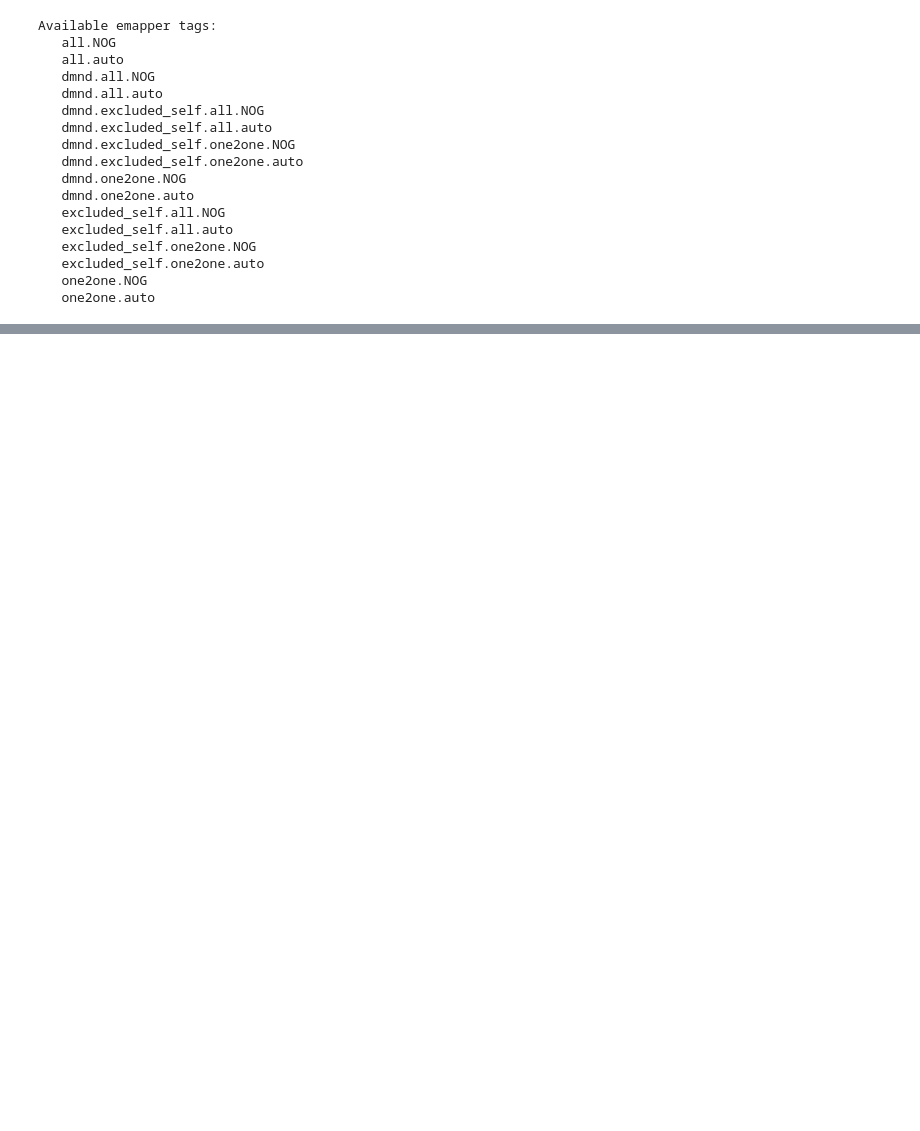
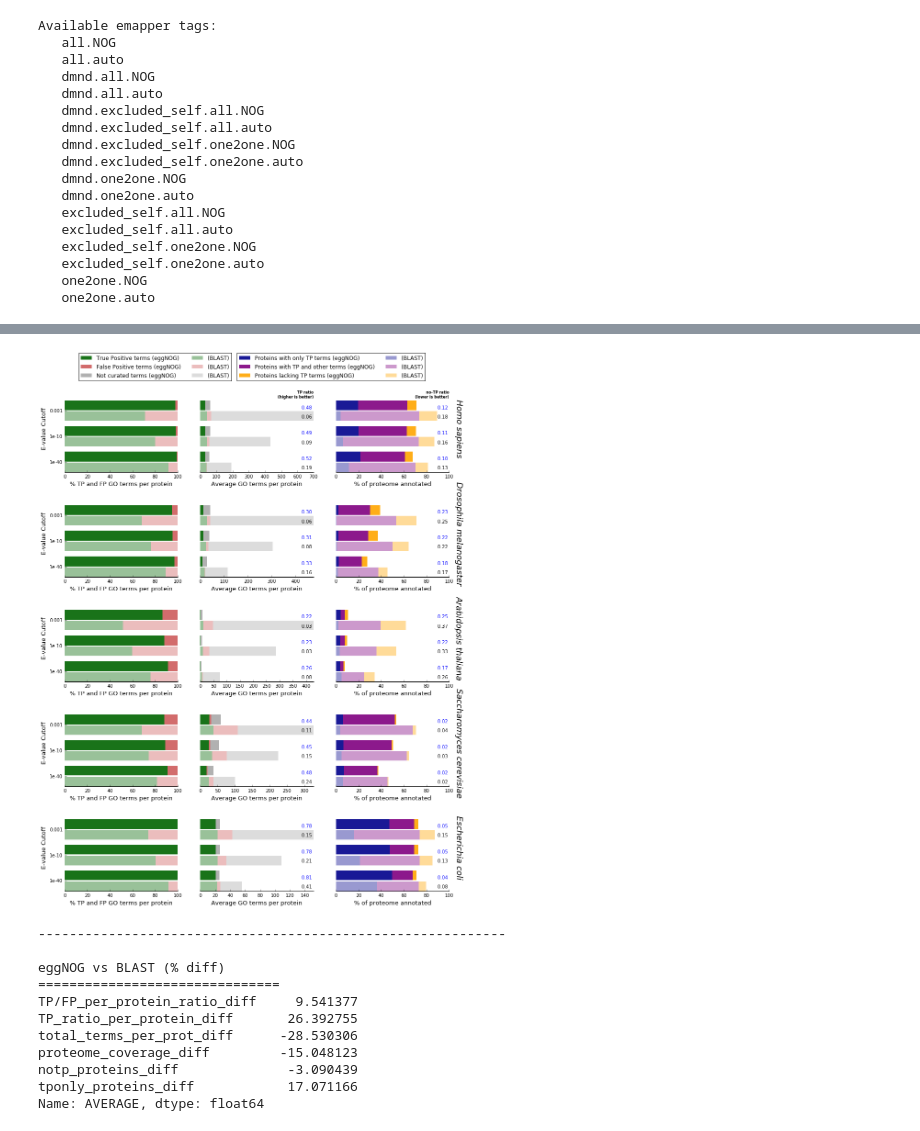
Before and after one commit to eggnogdb/emapper-benchmark, a Jupyter notebook: benchmark_analysis.ipynb, the cells around one changed output, grey strips where cells are left out. Drawn from its saved outputs; the diff is of its cells as text; code cells hidden in the pictures; blank space fills up the shorter version.

```diff
--- a/benchmark_analysis.ipynb
+++ b/benchmark_analysis.ipynb
@@ -449,0 +501,17 @@ plot_interpro_benchmark(bench[tag], TARGET_TAXA, tag)
+# %%
+tag = 'excluded_self.one2one.NOG'
+plot_blast_benchmark(bench[tag], TARGET_TAXA, EVALUE_CUTOFFS, "E-value Cutoff", tag)
+print_summary_table(bench[tag], '1e-40', ['blast'], average_only=True)
+# %% [output]
+[figure, added]
+------------------------------------------------------------
+
+eggNOG vs BLAST (% diff)
+===============================
+TP/FP_per_protein_ratio_diff     9.541377
+TP_ratio_per_protein_diff       26.392755
+total_terms_per_prot_diff      -28.530306
+proteome_coverage_diff         -15.048123
+notp_proteins_diff              -3.090439
+tponly_proteins_diff            17.071166
+Name: AVERAGE, dtype: float64
```
Also changed, not shown: parts of 21 cells of this notebook, 5 other files.
